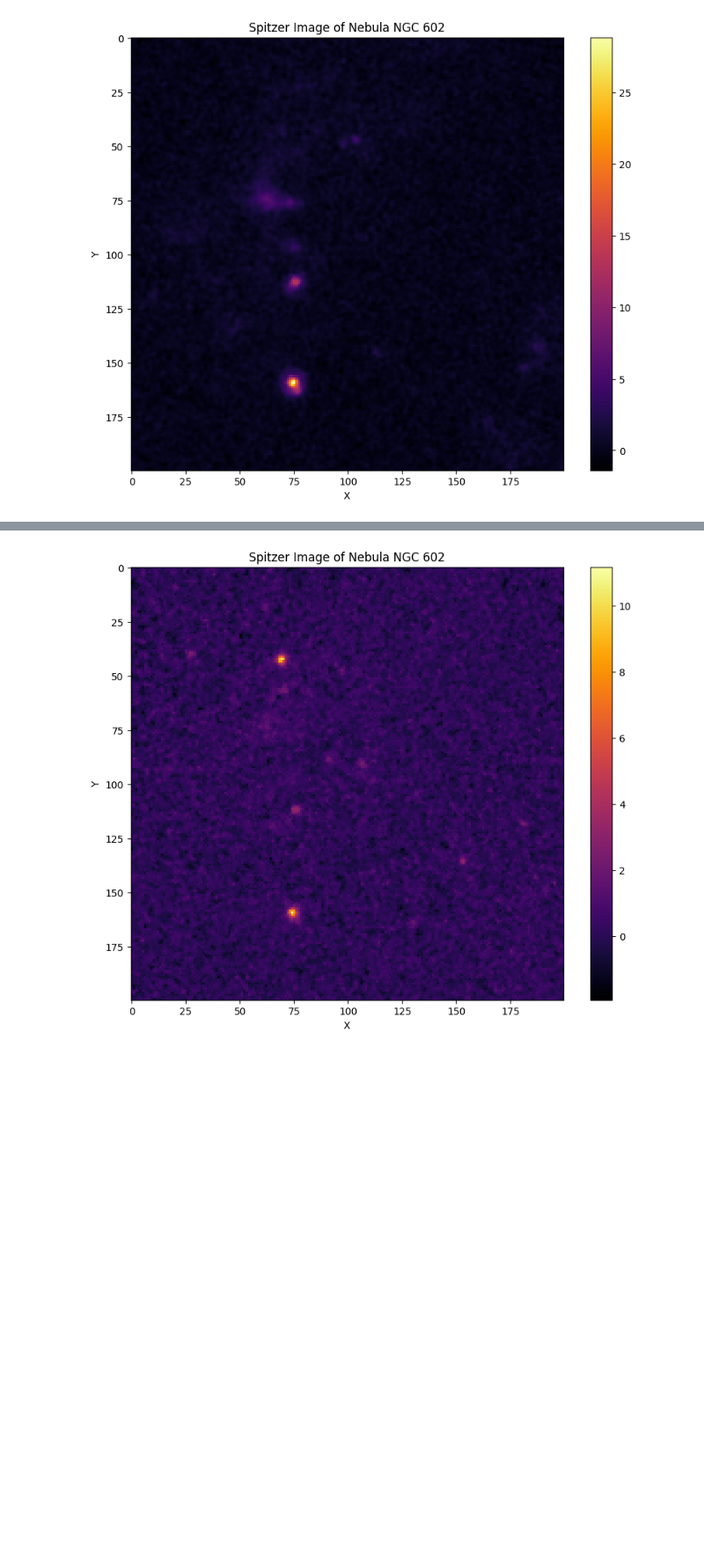
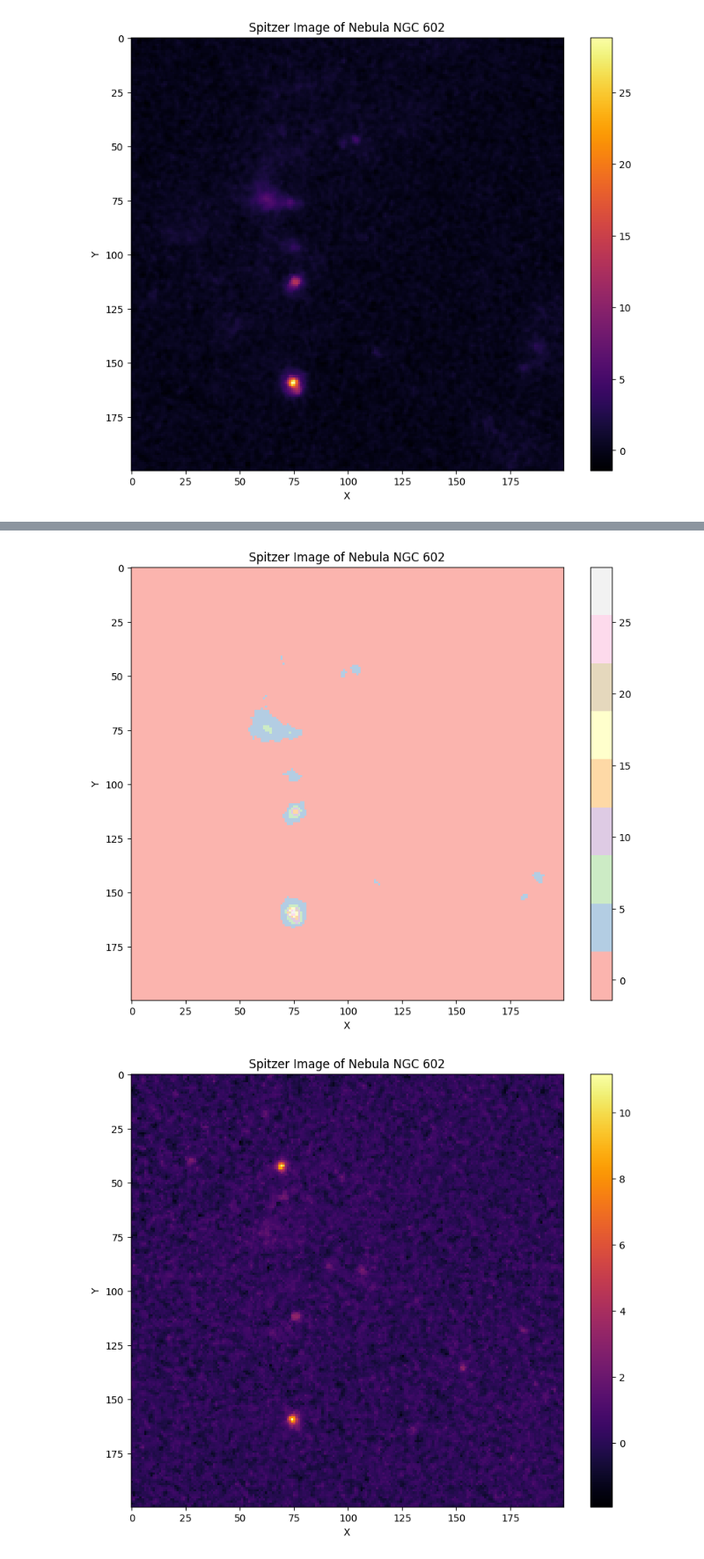
Before and after one commit to deltorobarba/astrophysics, a Jupyter notebook: nebula_NGC_602.ipynb, the cells around one changed output, grey strips where cells are left out. Shown at 88% size. Saved outputs shown, nothing was run; the diff lists cells and outputs as text; code cells hidden in the pictures; blank space fills up the shorter version.

```diff
--- a/nebula_NGC_602.ipynb
+++ b/nebula_NGC_602.ipynb
@@ -81,3 +125,22 @@ plt.show()
+# %%
+# Simple image access queries from IRSA images from Spitzer telescope
+coord = SkyCoord(ra=ra_hms, dec=dec_dms, unit=('hourangle', 'deg'), frame='icrs')
+spitzer_images = Irsa.query_sia(pos=(coord, 1 * u.arcmin), collection='spitzer_seip').to_table()
+
+# Open a cutout image for one of the science images
+science_image = spitzer_images[spitzer_images['dataproduct_subtype'] == 'science'][1]
+with fits.open(science_image['access_url'], use_fsspec=True) as hdul:
+    cutout = Cutout2D(hdul[0].section, position=coord, size=2 * u.arcmin, wcs=WCS(hdul[0].header))
+
+plt.figure(figsize=(10, 8))
+plt.imshow(cutout.data, cmap='Pastel1')
+plt.colorbar()
+plt.title('Spitzer Image of Nebula NGC 602')
+plt.xlabel('X')
+plt.ylabel('Y')
+plt.show()
+# %% [output]
+[figure, added]
 # %%
 # Simple image access queries from IRSA images from Spitzer telescope
 coord = SkyCoord(ra=ra_hms, dec=dec_dms, unit=('hourangle', 'deg'), frame='icrs')
```
Also changed, not shown: parts of 4 cells of this notebook.
